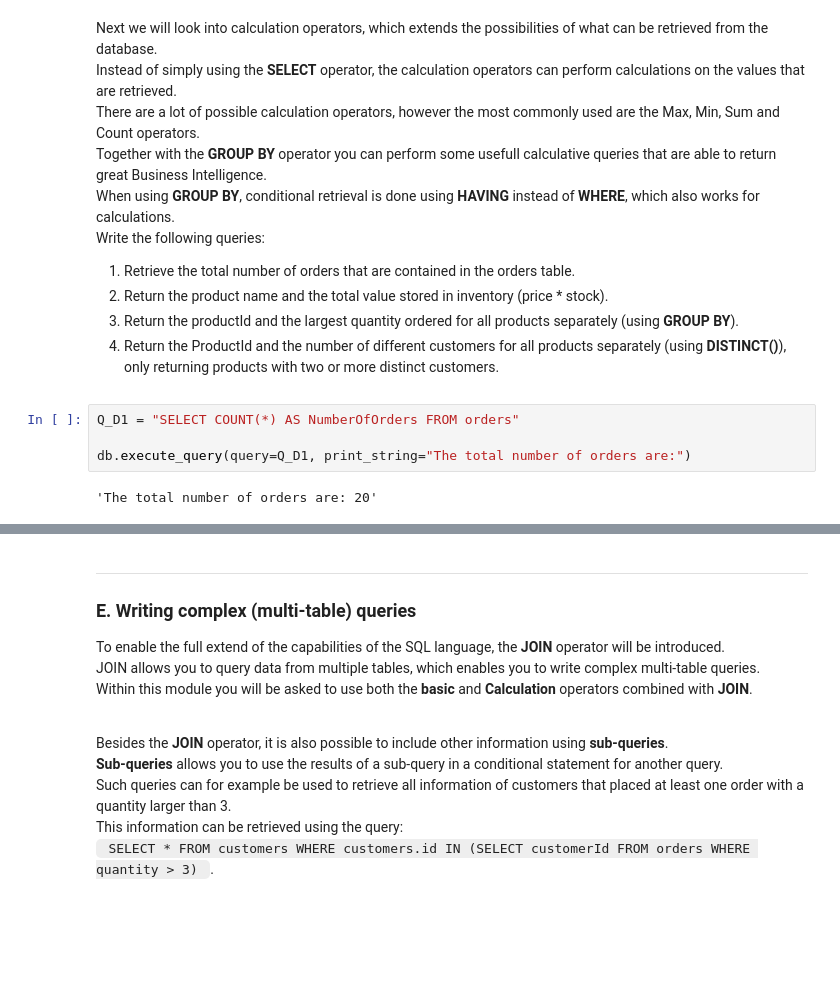
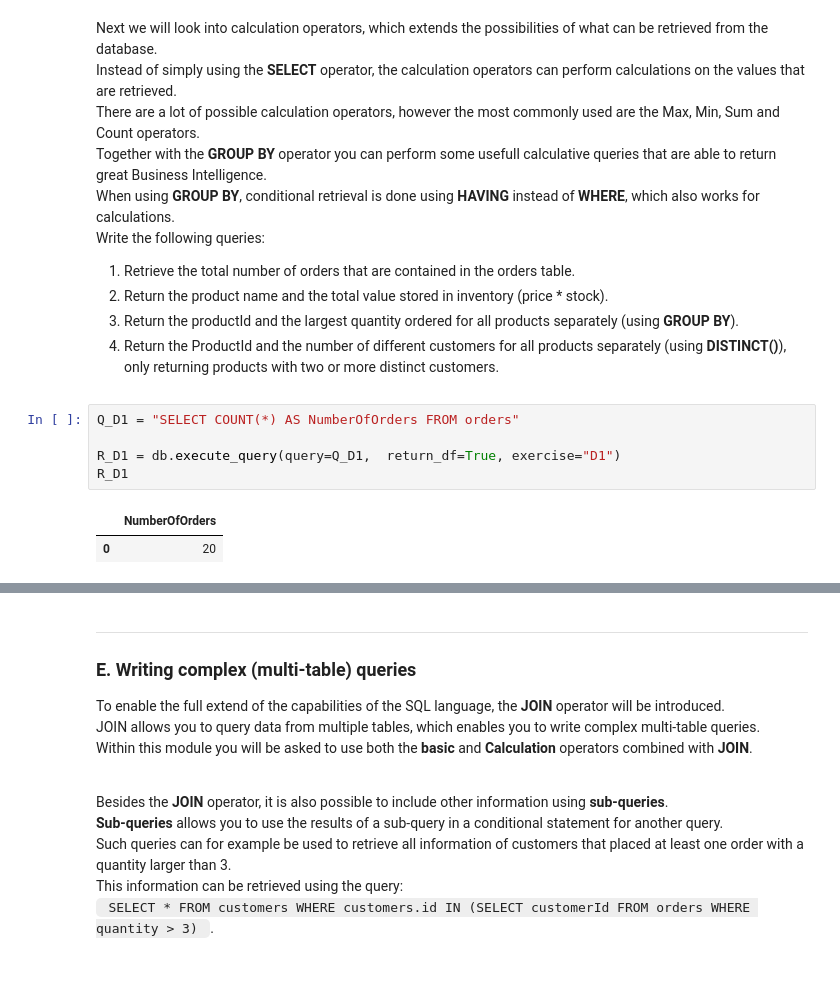
Before and after one commit to GPul88/Datacademy, a Jupyter notebook: Modules/M1_SQL/src/main.ipynb, the cells around one changed output, grey strips where cells are left out. Cells and saved outputs as stored; diff of their text form; blank space fills up the shorter version.

```diff
--- a/Modules/M1_SQL/src/main.ipynb
+++ b/Modules/M1_SQL/src/main.ipynb
@@ -348,9 +350,11 @@ Write the following queries:
 # %%
 Q_D1 = "SELECT COUNT(*) AS NumberOfOrders FROM orders"
 
-db.execute_query(query=Q_D1, print_string="The total number of orders are:")
+R_D1 = db.execute_query(query=Q_D1,  return_df=True, exercise="D1")
+R_D1
 # %% [output]
-'The total number of orders are: 20'
+|  | NumberOfOrders |
+| 0 | 20 |
 # %%
 Q_D2 = "SELECT name, price*stock AS Inventory FROM products"
 
```
Also changed, not shown: parts of 17 cells of this notebook, 18 other files.
